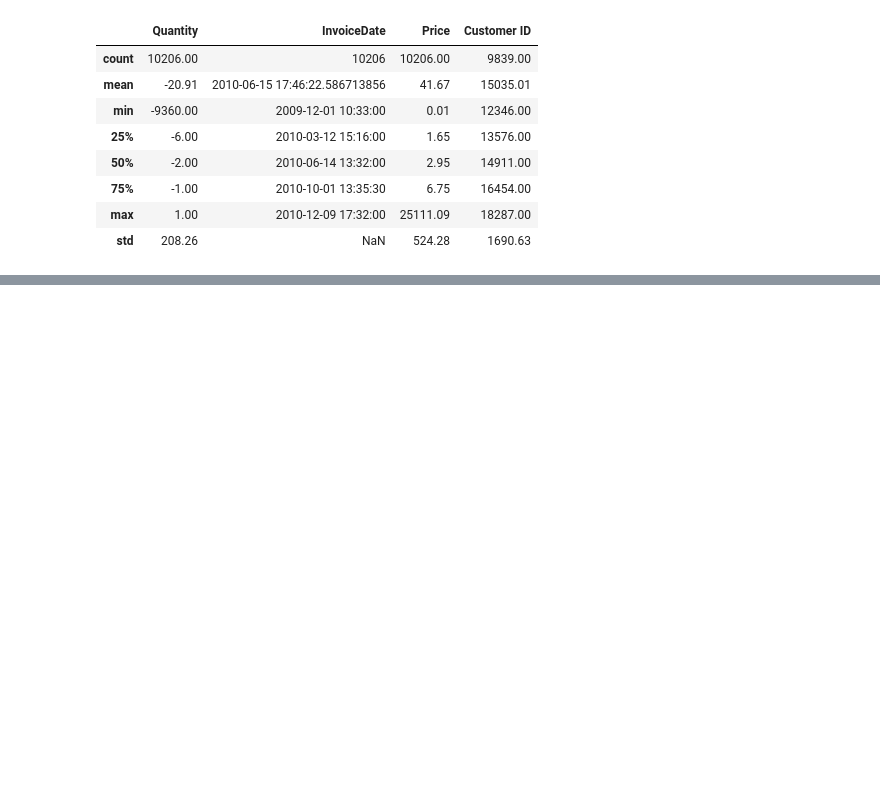
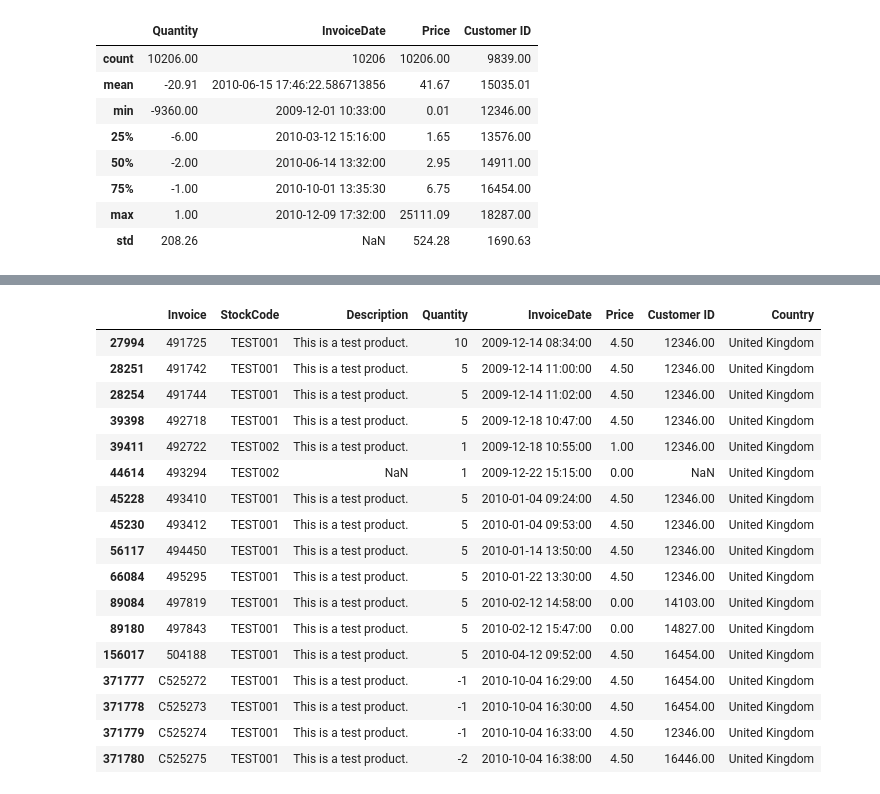
Before and after one commit to mssobiadallah/online_retail_clust, a Jupyter notebook: online_retail_clustering.ipynb, the cells around one changed output, grey strips where cells are left out. Saved outputs shown, nothing was run; the diff lists cells and outputs as text; code cells hidden in the pictures; blank space fills up the shorter version.

```diff
--- a/online_retail_clustering.ipynb
+++ b/online_retail_clustering.ipynb
@@ -177,0 +277,22 @@ df
+# %%
+df[df['StockCode'].str.contains('TEST')]
+# remove it because it contain test product
+# %% [output]
+|  | Invoice | StockCode | Description | Quantity | InvoiceDate | Price | Customer ID | Country |
+| 27994 | 491725 | TEST001 | This is a test product. | 10 | 2009-12-14 08:34:00 | 4.50 | 12346.00 | United Kingdom |
+| 28251 | 491742 | TEST001 | This is a test product. | 5 | 2009-12-14 11:00:00 | 4.50 | 12346.00 | United Kingdom |
+| 28254 | 491744 | TEST001 | This is a test product. | 5 | 2009-12-14 11:02:00 | 4.50 | 12346.00 | United Kingdom |
+| 39398 | 492718 | TEST001 | This is a test product. | 5 | 2009-12-18 10:47:00 | 4.50 | 12346.00 | United Kingdom |
+| 39411 | 492722 | TEST002 | This is a test product. | 1 | 2009-12-18 10:55:00 | 1.00 | 12346.00 | United Kingdom |
+| 44614 | 493294 | TEST002 | NaN | 1 | 2009-12-22 15:15:00 | 0.00 | NaN | United Kingdom |
+| 45228 | 493410 | TEST001 | This is a test product. | 5 | 2010-01-04 09:24:00 | 4.50 | 12346.00 | United Kingdom |
+| 45230 | 493412 | TEST001 | This is a test product. | 5 | 2010-01-04 09:53:00 | 4.50 | 12346.00 | United Kingdom |
+| 56117 | 494450 | TEST001 | This is a test product. | 5 | 2010-01-14 13:50:00 | 4.50 | 12346.00 | United Kingdom |
+| 66084 | 495295 | TEST001 | This is a test product. | 5 | 2010-01-22 13:30:00 | 4.50 | 12346.00 | United Kingdom |
+| 89084 | 497819 | TEST001 | This is a test product. | 5 | 2010-02-12 14:58:00 | 0.00 | 14103.00 | United Kingdom |
+| 89180 | 497843 | TEST001 | This is a test product. | 5 | 2010-02-12 15:47:00 | 0.00 | 14827.00 | United Kingdom |
+| 156017 | 504188 | TEST001 | This is a test product. | 5 | 2010-04-12 09:52:00 | 4.50 | 16454.00 | United Kingdom |
+| 371777 | C525272 | TEST001 | This is a test product. | -1 | 2010-10-04 16:29:00 | 4.50 | 16454.00 | United Kingdom |
+| 371778 | C525273 | TEST001 | This is a test product. | -1 | 2010-10-04 16:30:00 | 4.50 | 16454.00 | United Kingdom |
+| 371779 | C525274 | TEST001 | This is a test product. | -1 | 2010-10-04 16:33:00 | 4.50 | 12346.00 | United Kingdom |
+| 371780 | C525275 | TEST001 | This is a test product. | -2 | 2010-10-04 16:38:00 | 4.50 | 16446.00 | United Kingdom |
```
Also changed, not shown: parts of 23 cells of this notebook.
